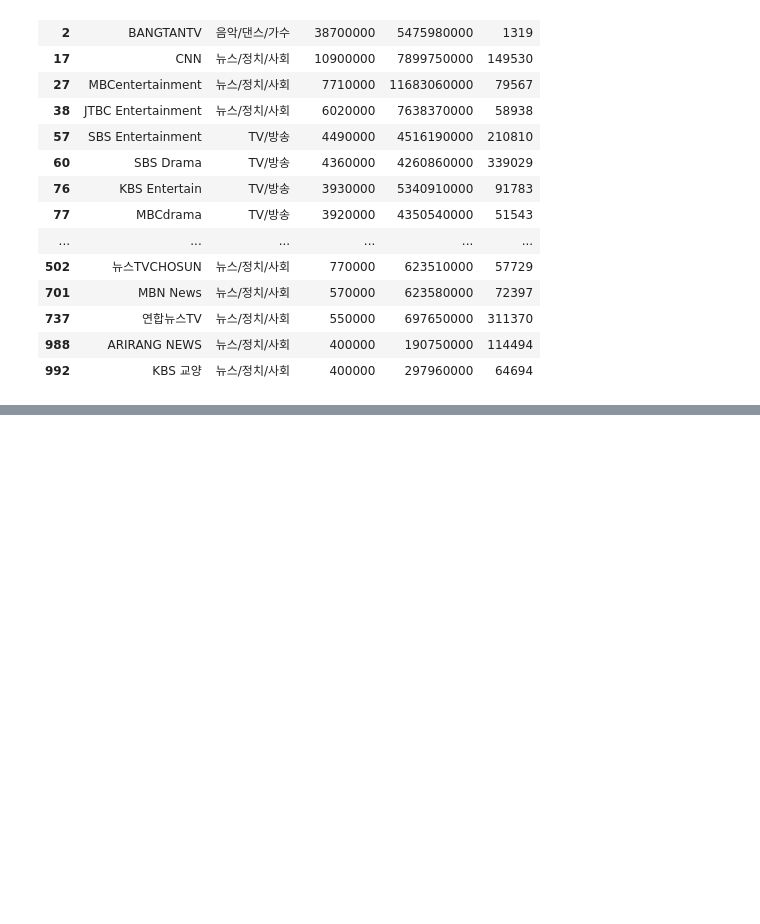
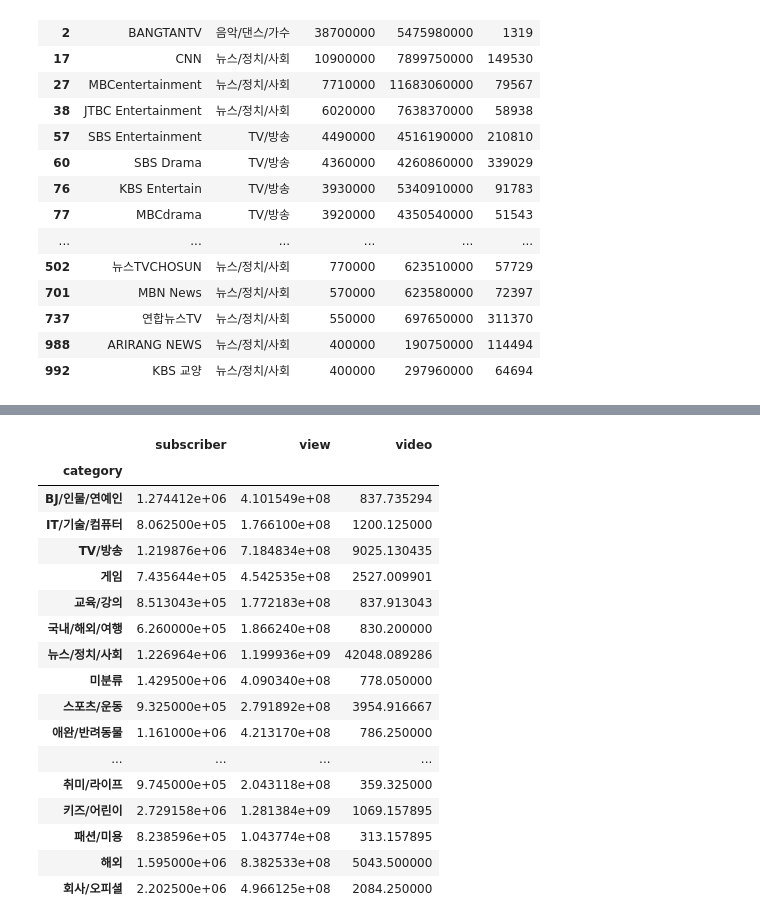
Before and after one commit to orizay/free-fonts, a Jupyter notebook: 데이터_분석_실기_1.ipynb, the cells around one changed output, grey strips where cells are left out. Drawn from its saved outputs; the diff is of its cells as text; code cells hidden in the pictures; blank space fills up the shorter version.

```diff
--- a/데이터_분석_실기_1.ipynb
+++ b/데이터_분석_실기_1.ipynb
@@ -523,0 +720,22 @@ df.loc[(df['subscriber'] >=30000000) | (df['video'] >=50000), :]
+# %%
+#1-53 category별 평균을 구할수 있는 모든 컬럼에 대한 평균을 구합니다
+df.groupby('category').mean()
+# %% [output]
+|  | subscriber | view | video |
+| category |  |  |  |
+| BJ/인물/연예인 | 1.274412e+06 | 4.101549e+08 | 837.735294 |
+| IT/기술/컴퓨터 | 8.062500e+05 | 1.766100e+08 | 1200.125000 |
+| TV/방송 | 1.219876e+06 | 7.184834e+08 | 9025.130435 |
+| 게임 | 7.435644e+05 | 4.542535e+08 | 2527.009901 |
+| 교육/강의 | 8.513043e+05 | 1.772183e+08 | 837.913043 |
+| 국내/해외/여행 | 6.260000e+05 | 1.866240e+08 | 830.200000 |
+| 뉴스/정치/사회 | 1.226964e+06 | 1.199936e+09 | 42048.089286 |
+| 미분류 | 1.429500e+06 | 4.090340e+08 | 778.050000 |
+| 스포츠/운동 | 9.325000e+05 | 2.791892e+08 | 3954.916667 |
+| 애완/반려동물 | 1.161000e+06 | 4.213170e+08 | 786.250000 |
+| ... | ... | ... | ... |
+| 취미/라이프 | 9.745000e+05 | 2.043118e+08 | 359.325000 |
+| 키즈/어린이 | 2.729158e+06 | 1.281384e+09 | 1069.157895 |
+| 패션/미용 | 8.238596e+05 | 1.043774e+08 | 313.157895 |
+| 해외 | 1.595000e+06 | 8.382533e+08 | 5043.500000 |
+| 회사/오피셜 | 2.202500e+06 | 4.966125e+08 | 2084.250000 |
```
Also changed, not shown: parts of 25 cells of this notebook.
